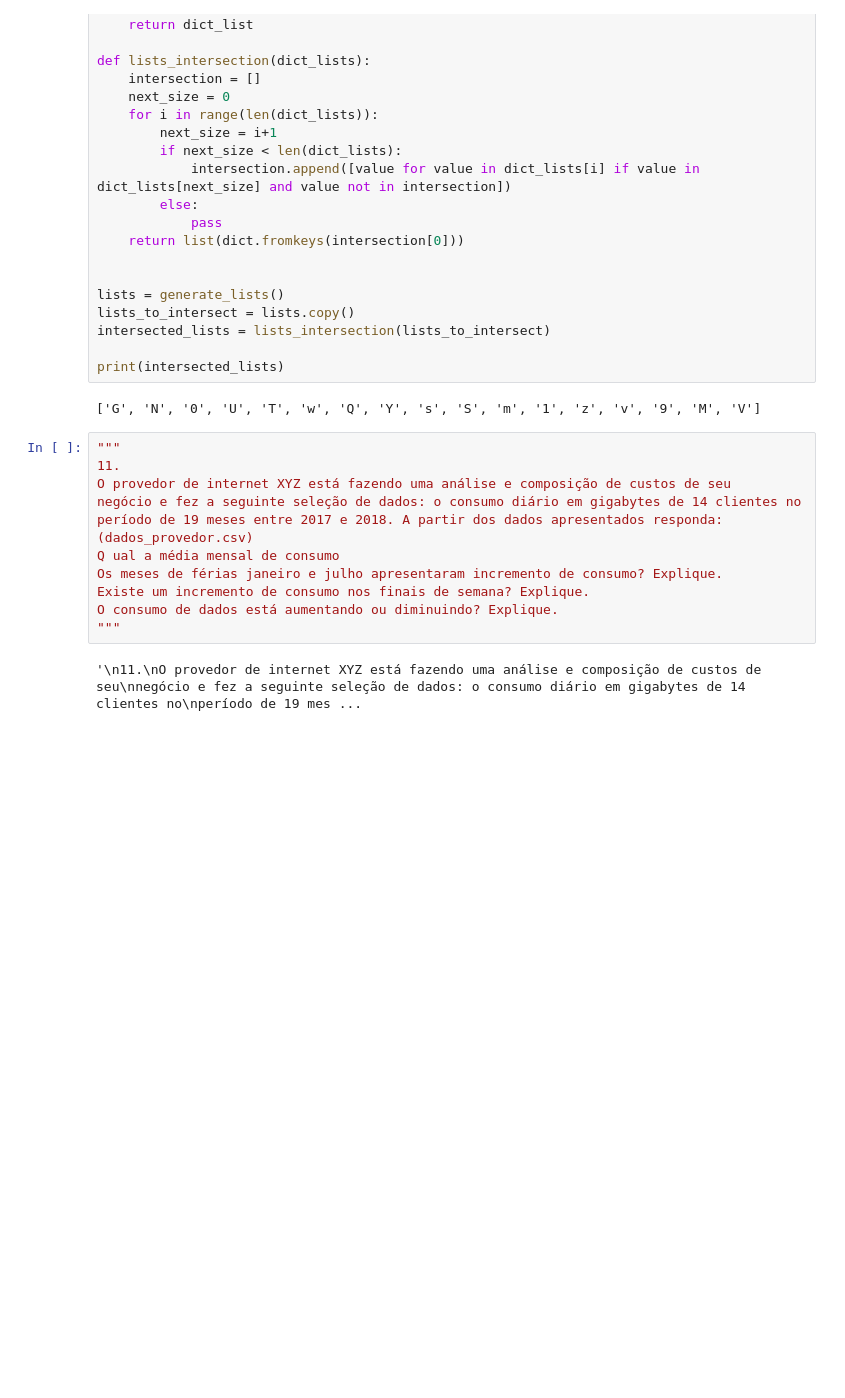
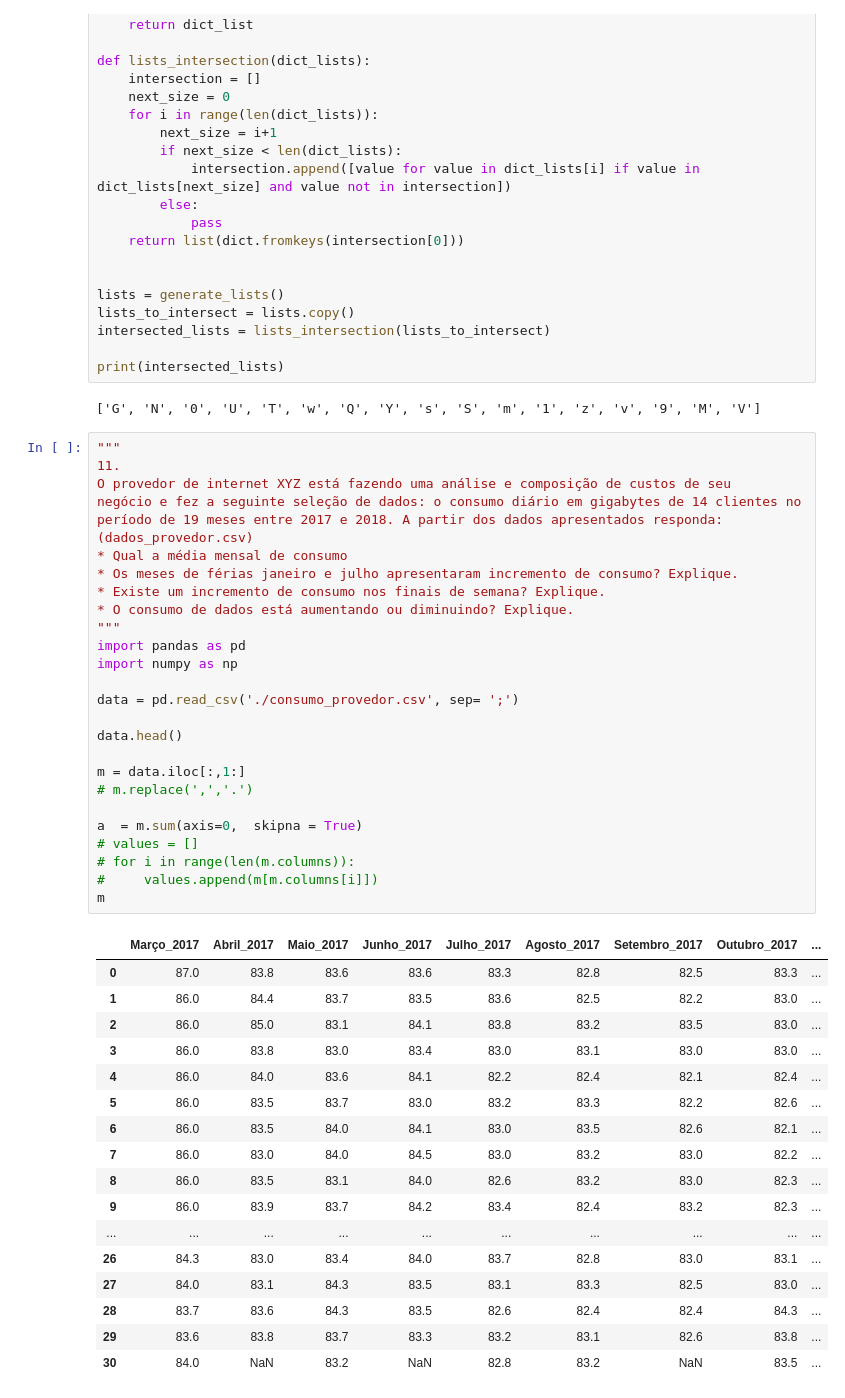
Before and after one commit to lmedson/DCO1043, a Jupyter notebook: lista_1.ipynb, the cells around one changed output. Drawn from its saved outputs; the diff is of its cells as text; blank space fills up the shorter version.

```diff
--- a/lista_1.ipynb
+++ b/lista_1.ipynb
@@ -223,14 +223,45 @@ print(intersected_lists)
 # %%
 """
 11.
 O provedor de internet XYZ está fazendo uma análise e composição de custos de seu
 negócio e fez a seguinte seleção de dados: o consumo diário em gigabytes de 14 clientes no
 período de 19 meses entre 2017 e 2018. A partir dos dados apresentados responda:
 (dados_provedor.csv)
-Q ual a média mensal de consumo
-Os meses de férias janeiro e julho apresentaram incremento de consumo? Explique.
-Existe um incremento de consumo nos finais de semana? Explique.
-O consumo de dados está aumentando ou diminuindo? Explique.
+* Qual a média mensal de consumo
+* Os meses de férias janeiro e julho apresentaram incremento de consumo? Explique.
+* Existe um incremento de consumo nos finais de semana? Explique.
+* O consumo de dados está aumentando ou diminuindo? Explique.
 """
+import pandas as pd
+import numpy as np
+
+data = pd.read_csv('./consumo_provedor.csv', sep= ';')
+
+data.head()
+
+m = data.iloc[:,1:]
+# m.replace(',','.')
+
+a  = m.sum(axis=0,  skipna = True)
+# values = []
+# for i in range(len(m.columns)):
+#     values.append(m[m.columns[i]])
+m
 # %% [output]
-'\n11.\nO provedor de internet XYZ está fazendo uma análise e composição de custos de seu\nnegócio e fez a seguinte seleção de dados: o consumo diário em gigabytes de 14 clientes no\nperíodo de 19 mes ...
+|  | Março_2017 | Abril_2017 | Maio_2017 | Junho_2017 | Julho_2017 | Agosto_2017 | Setembro_2017 | Outubro_2017 | ... |
+| 0 | 87.0 | 83.8 | 83.6 | 83.6 | 83.3 | 82.8 | 82.5 | 83.3 | ... |
+| 1 | 86.0 | 84.4 | 83.7 | 83.5 | 83.6 | 82.5 | 82.2 | 83.0 | ... |
+| 2 | 86.0 | 85.0 | 83.1 | 84.1 | 83.8 | 83.2 | 83.5 | 83.0 | ... |
+| 3 | 86.0 | 83.8 | 83.0 | 83.4 | 83.0 | 83.1 | 83.0 | 83.0 | ... |
+| 4 | 86.0 | 84.0 | 83.6 | 84.1 | 82.2 | 82.4 | 82.1 | 82.4 | ... |
+| 5 | 86.0 | 83.5 | 83.7 | 83.0 | 83.2 | 83.3 | 82.2 | 82.6 | ... |
+| 6 | 86.0 | 83.5 | 84.0 | 84.1 | 83.0 | 83.5 | 82.6 | 82.1 | ... |
+| 7 | 86.0 | 83.0 | 84.0 | 84.5 | 83.0 | 83.2 | 83.0 | 82.2 | ... |
+| 8 | 86.0 | 83.5 | 83.1 | 84.0 | 82.6 | 83.2 | 83.0 | 82.3 | ... |
+| 9 | 86.0 | 83.9 | 83.7 | 84.2 | 83.4 | 82.4 | 83.2 | 82.3 | ... |
+| ... | ... | ... | ... | ... | ... | ... | ... | ... | ... |
+| 26 | 84.3 | 83.0 | 83.4 | 84.0 | 83.7 | 82.8 | 83.0 | 83.1 | ... |
+| 27 | 84.0 | 83.1 | 84.3 | 83.5 | 83.1 | 83.3 | 82.5 | 83.0 | ... |
+| 28 | 83.7 | 83.6 | 84.3 | 83.5 | 82.6 | 82.4 | 82.4 | 84.3 | ... |
+| 29 | 83.6 | 83.8 | 83.7 | 83.3 | 83.2 | 83.1 | 82.6 | 83.8 | ... |
+| 30 | 84.0 | NaN | 83.2 | NaN | 82.8 | 83.2 | NaN | 83.5 | ... |
```
Also changed, not shown: parts of 4 cells of this notebook.
